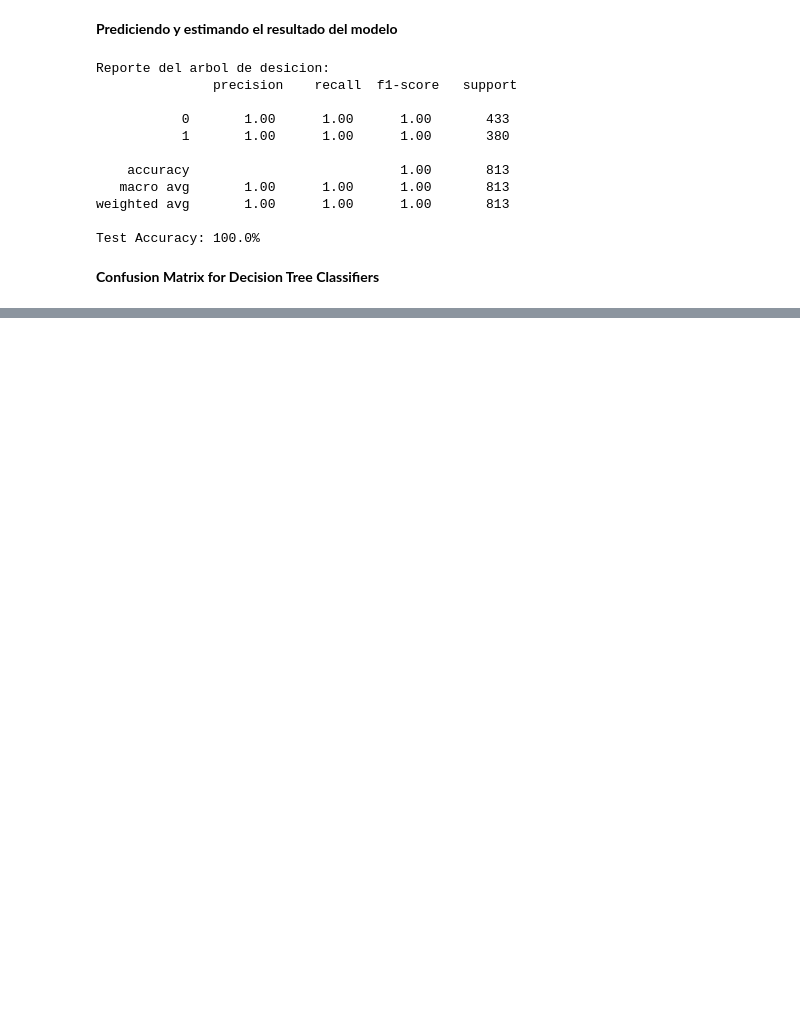
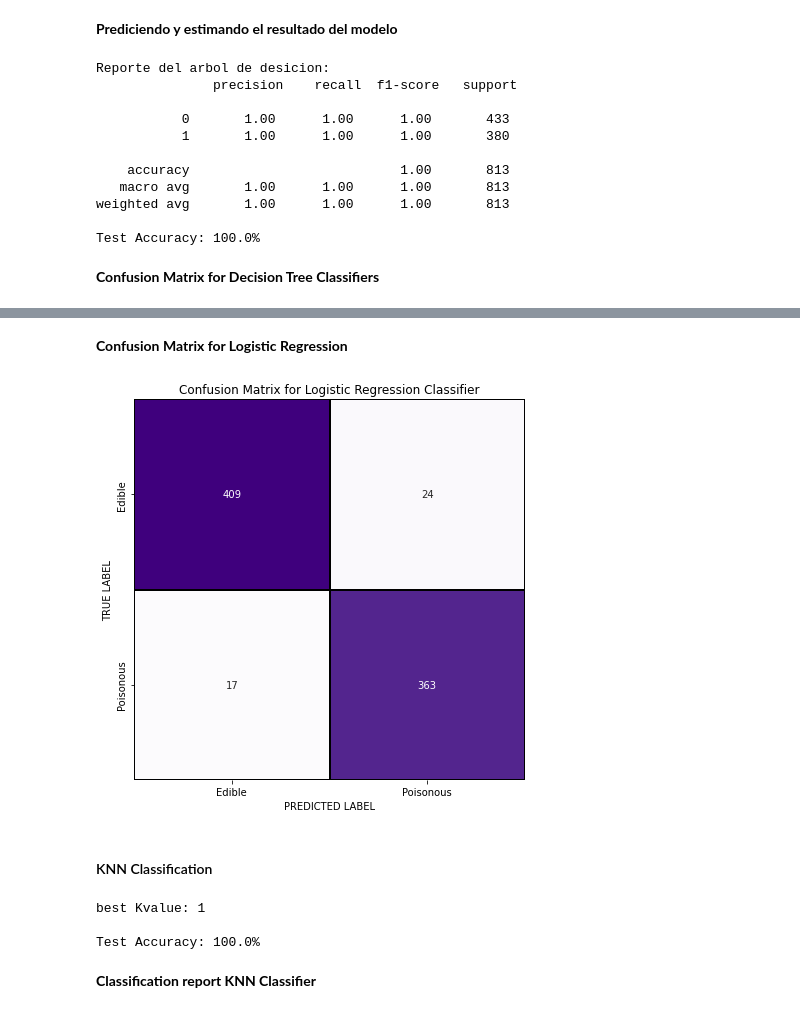
Before and after one commit to geraldb1/Project, a Jupyter notebook: Mushroom Classification/Mushroom.ipynb, the cells around one changed output, grey strips where cells are left out. Drawn from its saved outputs; the diff is of its cells as text; code cells hidden in the pictures; blank space fills up the shorter version.

Commit message:
All Classifier Models Part 1

```diff
--- a/Mushroom Classification/Mushroom.ipynb
+++ b/Mushroom Classification/Mushroom.ipynb
@@ -436,0 +454,5 @@ plt.show()
+# %%
+y_pred_lr = lr.predict(X_test)
+
+print("Logistic Regression Classifier report: \n",
+        classification_report(y_test,y_pred_lr))
@@ -436,0 +469,18 @@ plt.show()
+# %% [markdown]
+__Confusion Matrix for Logistic Regression__
+# %%
+cm = confusion_matrix(y_test, y_pred_lr)
+x_axis_labels = ["Edible", "Poisonous"]
+y_axis_labels = ["Edible", "Poisonous"]
+f, ax = plt.subplots(figsize =(7,7))
+sns.heatmap(cm, annot = True, linewidths=0.2, linecolor="black", fmt = ".0f",
+            ax=ax, cmap="Purples", xticklabels=x_axis_labels,
+            yticklabels=y_axis_labels, cbar = False)
+plt.xlabel("PREDICTED LABEL")
+plt.ylabel("TRUE LABEL")
+plt.title('Confusion Matrix for Logistic Regression Classifier')
+plt.show()
+# %% [output]
+[figure, added]
+# %% [markdown]
+#### KNN Classification
@@ -436,0 +489,20 @@ plt.show()
+# %%
+best_Kvalue = 0
+best_score = 0
+
+for i in range(1,10):
+    knn = KNeighborsClassifier(n_neighbors=i)
+    knn.fit(X_train, y_train)
+    if knn.score(X_test, y_test) > best_score:
+        best_score = knn.score(X_train, y_train)
+        best_Kvalue = i
+
+print("best Kvalue: {}".format(best_Kvalue),'\n')
+
+print('Test Accuracy: {}%'.format(round(best_score * 100,2)))
+# %% [output]
+best Kvalue: 1
+
+Test Accuracy: 100.0%
+# %% [markdown]
+__Classification report KNN Classifier__
```
Also changed, not shown: parts of 29 cells of this notebook.
